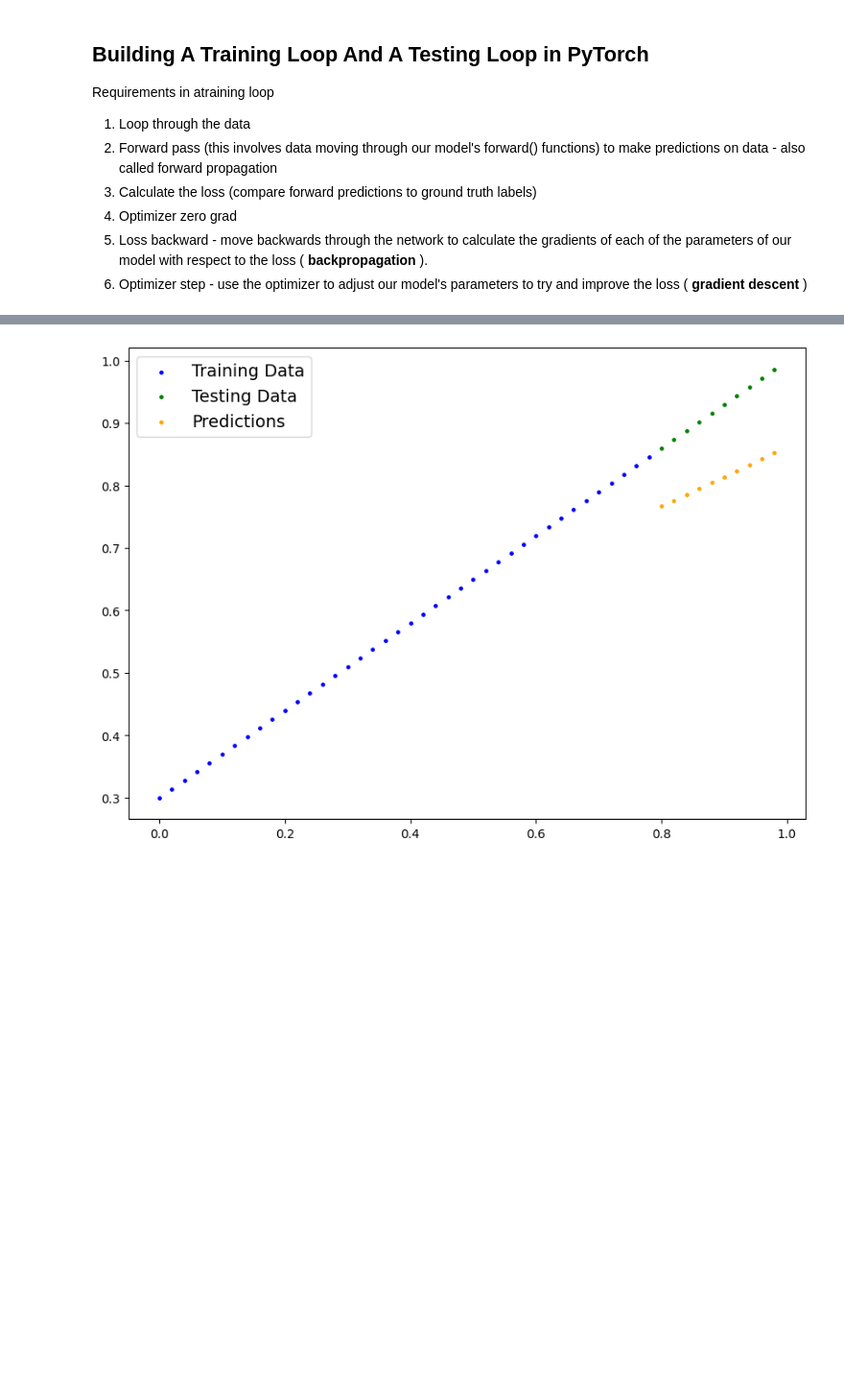
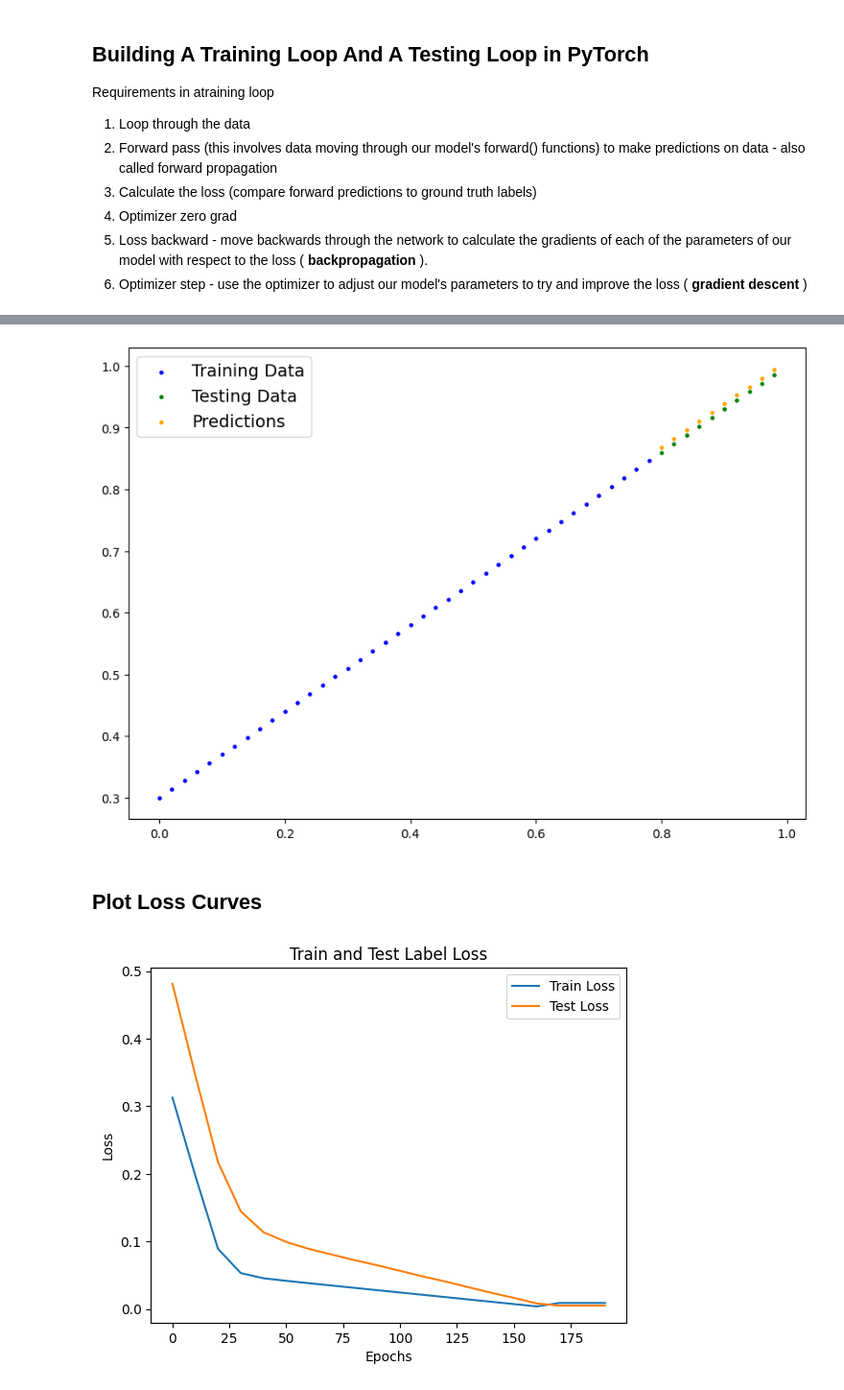
Before and after one commit to Priyo-prog/Deep-Learning-with-Pytorch, a Jupyter notebook: PyTorch Workflow/pytorch_workflow.ipynb, the cells around one changed output, grey strips where cells are left out. Shown at 96% size. Drawn from its saved outputs; the diff is of its cells as text; code cells hidden in the pictures; blank space fills up the shorter version.

```diff
--- a/PyTorch Workflow/pytorch_workflow.ipynb
+++ b/PyTorch Workflow/pytorch_workflow.ipynb
@@ -204,7 +204,7 @@ Requirements in atraining loop
 6. Optimizer step - use the optimizer to adjust our model's parameters to try and improve the loss ( **gradient descent** )
 # %%
 # An epoch is 1 loop in the data
-epochs = 10
+epochs = 200
 
 # Create empty loss lists to track values
 train_loss_values = []
@@ -264,4 +270,15 @@ y_preds_new = model_0(X_test)
 # %%
 plot_prediction(predictions=y_preds_new.detach().numpy())
 # %% [output]
-[figure, old version]
+[figure, new version]
+# %% [markdown]
+## **Plot Loss Curves**
+# %%
+plt.plot(epoch_count, train_loss_values, label="Train Loss")
+plt.plot(epoch_count, test_loss_values, label="Test Loss")
+plt.title("Train and Test Label Loss")
+plt.ylabel("Loss")
+plt.xlabel("Epochs")
+plt.legend();
+# %% [output]
+[figure, added]
```
Also changed, not shown: parts of 4 cells of this notebook.
